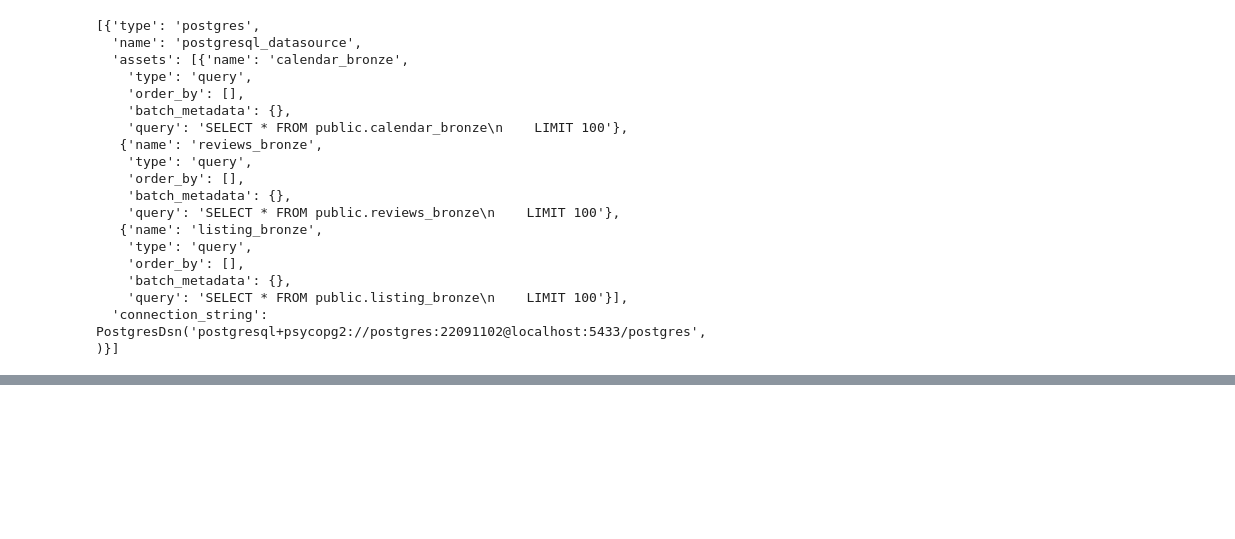
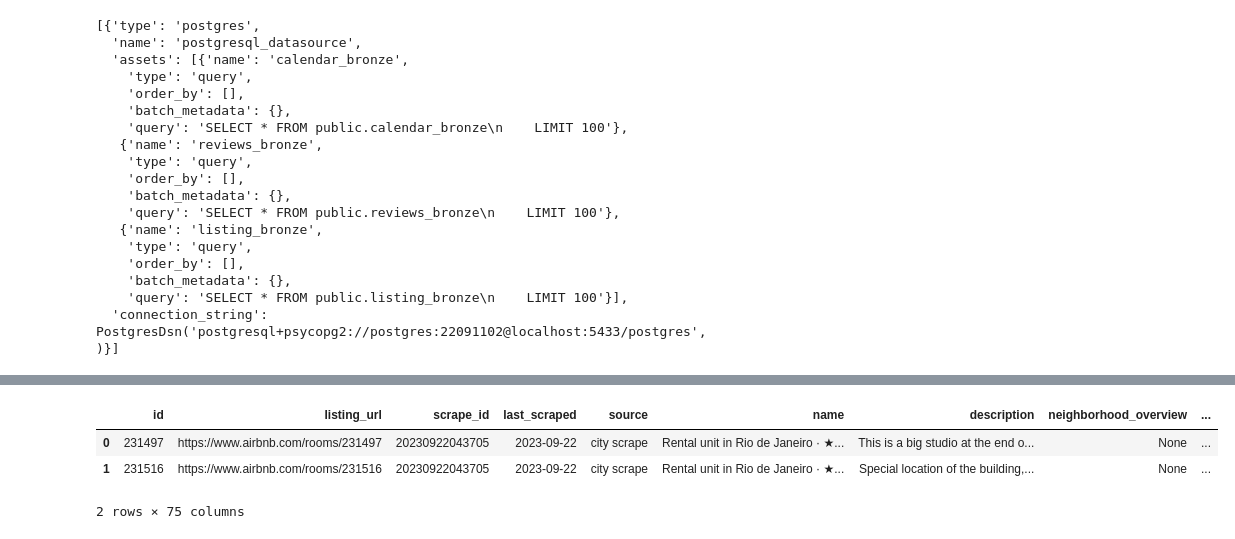
Before and after one commit to jlbmanetti/Curso-Santander-Coders, a Jupyter notebook: 5 - Analytics Engineering/Projeto/Projeto_Analytics_Engineering.ipynb, the cells around one changed output, grey strips where cells are left out. Cells and saved outputs as stored; diff of their text form; code cells hidden in the pictures; blank space fills up the shorter version.

```diff
--- a/5 - Analytics Engineering/Projeto/Projeto_Analytics_Engineering.ipynb
+++ b/5 - Analytics Engineering/Projeto/Projeto_Analytics_Engineering.ipynb
@@ -320,3 +333,10 @@ validator_listing_silver.head()
+# %%
+validator_listing_silver.head(2)
+# %% [output]
+|  | id | listing_url | scrape_id | last_scraped | source | name | description | neighborhood_overview | ... |
+| 0 | 231497 | https://www.airbnb.com/rooms/231497 | 20230922043705 | 2023-09-22 | city scrape | Rental unit in Rio de Janeiro · ★... | This is a big studio at the end o... | None | ... |
+| 1 | 231516 | https://www.airbnb.com/rooms/231516 | 20230922043705 | 2023-09-22 | city scrape | Rental unit in Rio de Janeiro · ★... | Special location of the building,... | None | ... |
+2 rows × 75 columns
 # %%
 # Definir validações a serem realizadas em cada uma das colunas de cada tabela
 
```
Also changed, not shown: parts of 6 cells of this notebook.
